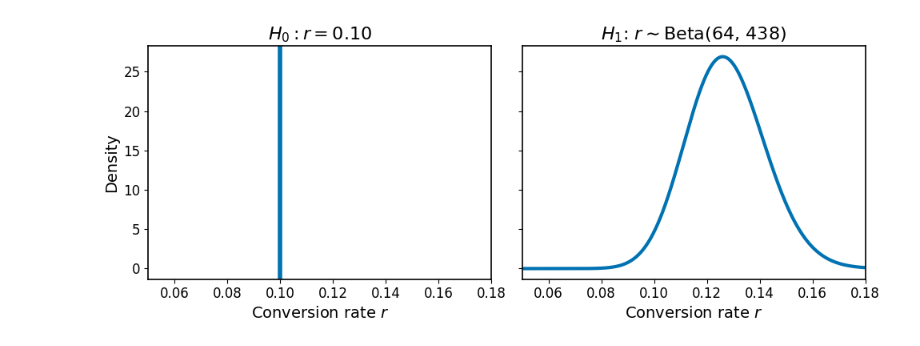
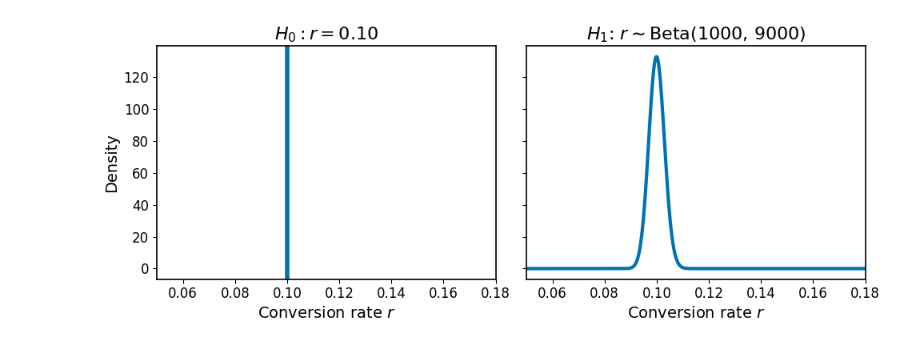
Before and after one commit to KrisNguyen135/Grokking-Bayes, a Jupyter notebook: ch11/00 - Illustrations.ipynb, the cells around one changed output. Drawn from its saved outputs; the diff is of its cells as text; code cells hidden in the pictures.

```diff
--- a/ch11/00 - Illustrations.ipynb
+++ b/ch11/00 - Illustrations.ipynb
@@ -19,41 +48,42 @@ successes = 63
 failures = n - successes
 
 # Prior Beta(1,1)
-a_prior = 1
-b_prior = 1
+a_prior = 1000
+b_prior = 9000
 
 # Posterior parameters
-a_post = a_prior + successes
-b_post = b_prior + failures
+a_post = 1000
+b_post = 9000
 
 # Grid for p
 p = np.linspace(0.05, 0.18, 1000)
 
 # Posterior density
 posterior = beta.pdf(p, a_post, b_post)
 
 fig, axes = plt.subplots(1, 2, figsize=(10,4), sharey=True)
 
 # --- H0 subplot ---
 axes[0].axvline(0.1, linewidth=4)
 axes[0].set_title(r"$H_0: r = 0.10$")
 axes[0].set_xlabel("Conversion rate $r$")
 axes[0].set_ylabel("Density")
 axes[0].set_xlim(0.05, 0.18)
 
 # observed rate
 # axes[0].axvline(successes/n, linestyle="--")
 
 # --- H1 subplot ---
 axes[1].plot(p, posterior, linewidth=3)
-axes[1].set_title(r"$H_1$: $r \sim$Beta(64, 438)")
+axes[1].set_title(r"$H_1$: $r \sim$Beta(" + str(a_post) + ", " + str(b_post) + ")")
 axes[1].set_xlabel("Conversion rate $r$")
 axes[1].set_xlim(0.05, 0.18)
+# axes[1].set_ylim(0, 2)
 
 # observed rate
 # axes[1].axvline(successes/n, linestyle="--")
 
 plt.tight_layout()
 plt.show()
 # %% [output]
-[figure, old version]
+[figure, new version]
```
Also changed, not shown: parts of 3 cells of this notebook, 1 other file.
